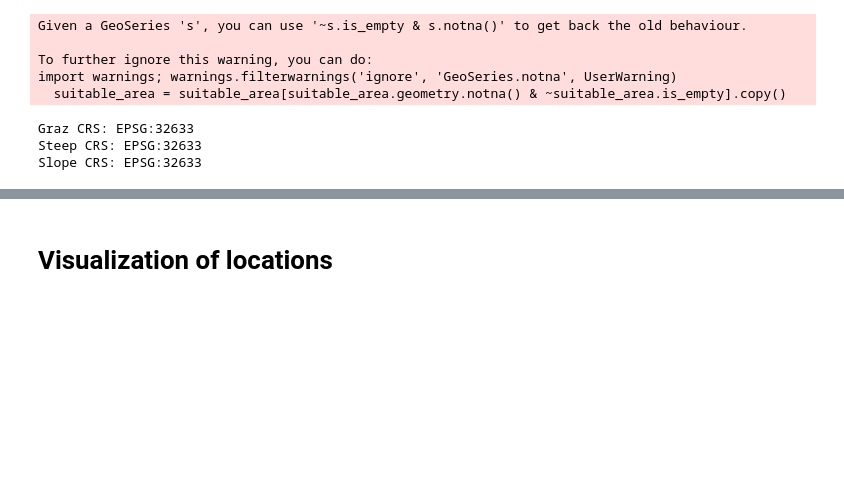
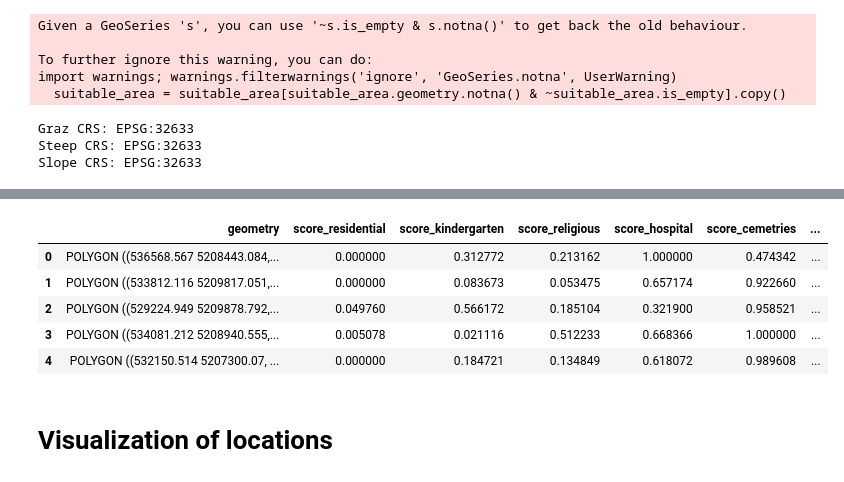
Before and after one commit to ein-wildes-nico/GIS_Analysis2_FinalProject_Paar_Flor_Wallisch, a Jupyter notebook: main.ipynb, the cells around one changed output, grey strips where cells are left out. Drawn from its saved outputs; the diff is of its cells as text; code cells hidden in the pictures; blank space fills up the shorter version.

```diff
--- a/main.ipynb
+++ b/main.ipynb
@@ -769,0 +635,8 @@ print(suitable_area)
+# %%
+# scores when further away is better
+def score_far(dist, min_dist, max_dist):
+    return ((dist - min_dist) / (max_dist - min_dist)).clip(0, 1)
+
+# score when nearer is better
+def score_near(dist, min_dist, max_dist):
+    return (1 - (dist - min_dist) / (max_dist - min_dist)).clip(0, 1)
@@ -770,3 +705,17 @@ print(suitable_area)
+# %%
+gdf_scores["total_score"] = 0.0
+
+for key, w in weights.items():
+    gdf_scores["total_score"] += w * gdf_scores["score_" + key]
+
+gdf_scores.head()
+# %% [output]
+|  | geometry | score_residential | score_kindergarten | score_religious | score_hospital | score_cemetries | ... |
+| 0 | POLYGON ((536568.567 5208443.084,... | 0.000000 | 0.312772 | 0.213162 | 1.000000 | 0.474342 | ... |
+| 1 | POLYGON ((533812.116 5209817.051,... | 0.000000 | 0.083673 | 0.053475 | 0.657174 | 0.922660 | ... |
+| 2 | POLYGON ((529224.949 5209878.792,... | 0.049760 | 0.566172 | 0.185104 | 0.321900 | 0.958521 | ... |
+| 3 | POLYGON ((534081.212 5208940.555,... | 0.005078 | 0.021116 | 0.512233 | 0.668366 | 1.000000 | ... |
+| 4 | POLYGON ((532150.514 5207300.07, ... | 0.000000 | 0.184721 | 0.134849 | 0.618072 | 0.989608 | ... |
 # %% [markdown]
 # Visualization of locations
 # %%
```
Also changed, not shown: parts of 54 cells of this notebook, 13 other files.
